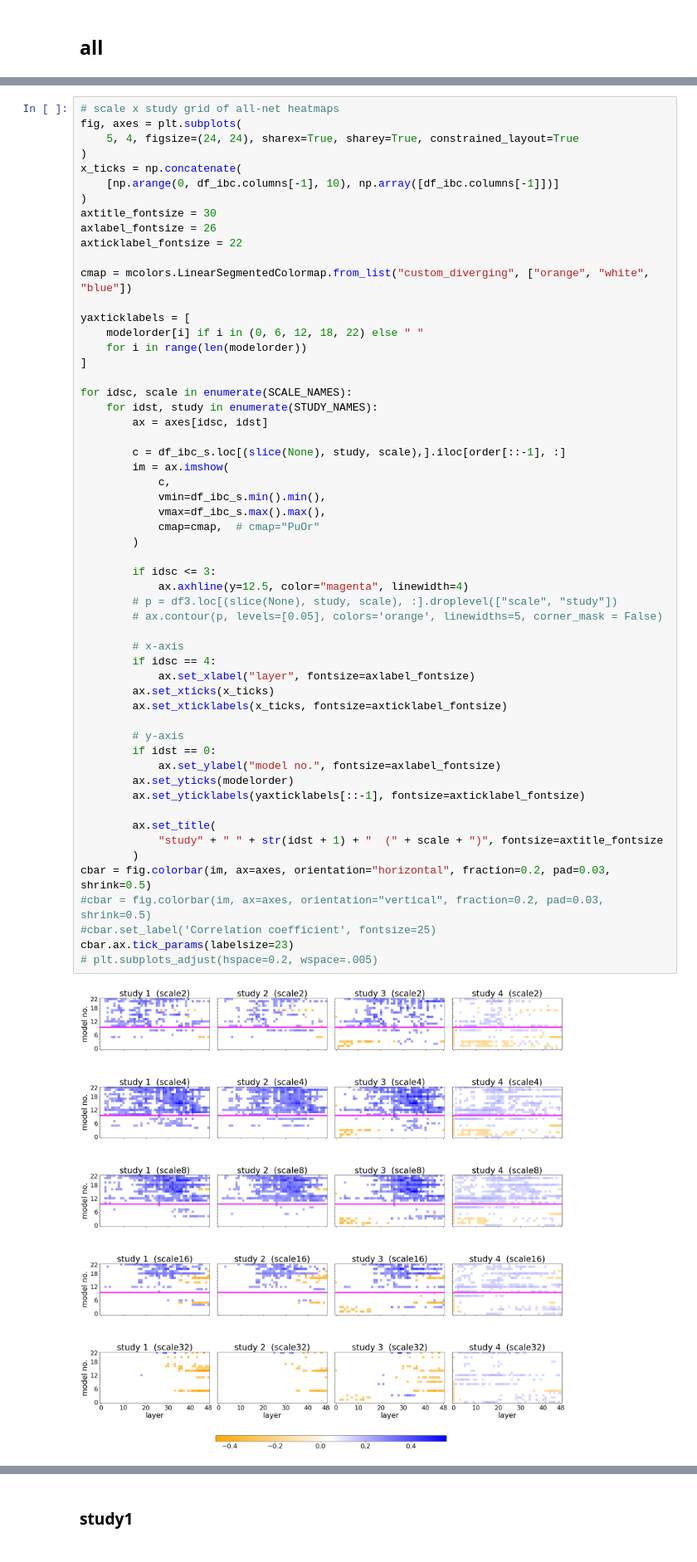
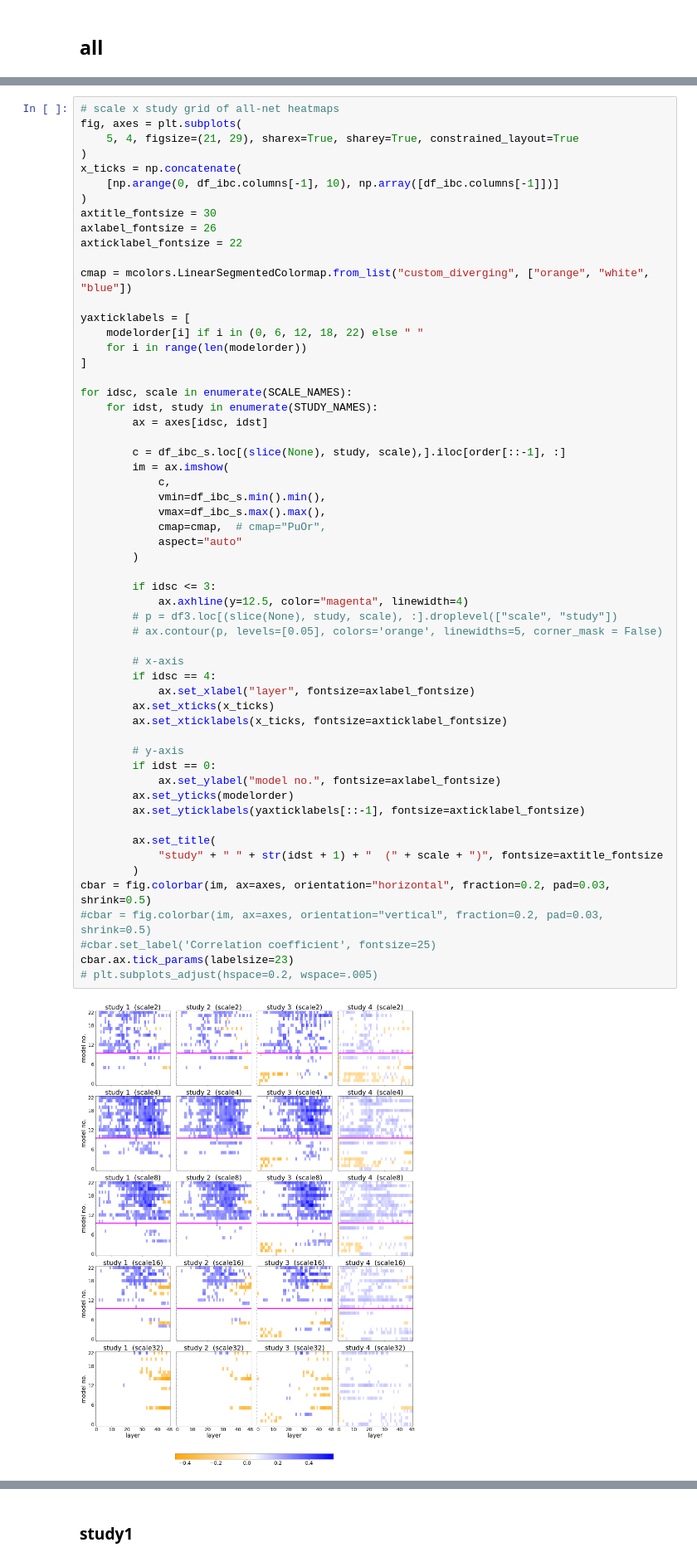
Before and after one commit to toniklenk/analysis-taskonomy, a Jupyter notebook: scripts/ibcorr analysis.ipynb, the cells around one changed output, grey strips where cells are left out. Shown at 83% size. Cells and saved outputs as stored; diff of their text form.

```diff
--- a/scripts/ibcorr analysis.ipynb
+++ b/scripts/ibcorr analysis.ipynb
@@ -344,7 +375,7 @@ modelorder = pd.read_pickle(os.path.join(PATH_RESULTS, "model order.pkl"))
 # %%
 # scale x study grid of all-net heatmaps
 fig, axes = plt.subplots(
-    5, 4, figsize=(24, 24), sharex=True, sharey=True, constrained_layout=True
+    5, 4, figsize=(21, 29), sharex=True, sharey=True, constrained_layout=True
 )
 x_ticks = np.concatenate(
     [np.arange(0, df_ibc.columns[-1], 10), np.array([df_ibc.columns[-1]])]
@@ -369,33 +400,34 @@ for idsc, scale in enumerate(SCALE_NAMES):
             c,
             vmin=df_ibc_s.min().min(),
             vmax=df_ibc_s.max().max(),
-            cmap=cmap,  # cmap="PuOr"
+            cmap=cmap,  # cmap="PuOr",
+            aspect="auto"
         )
 
         if idsc <= 3:
             ax.axhline(y=12.5, color="magenta", linewidth=4)
         # p = df3.loc[(slice(None), study, scale), :].droplevel(["scale", "study"])
         # ax.contour(p, levels=[0.05], colors='orange', linewidths=5, corner_mask = False)
 
         # x-axis
         if idsc == 4:
             ax.set_xlabel("layer", fontsize=axlabel_fontsize)
         ax.set_xticks(x_ticks)
         ax.set_xticklabels(x_ticks, fontsize=axticklabel_fontsize)
 
         # y-axis
         if idst == 0:
             ax.set_ylabel("model no.", fontsize=axlabel_fontsize)
         ax.set_yticks(modelorder)
         ax.set_yticklabels(yaxticklabels[::-1], fontsize=axticklabel_fontsize)
 
         ax.set_title(
             "study" + " " + str(idst + 1) + "  (" + scale + ")", fontsize=axtitle_fontsize
         )
 cbar = fig.colorbar(im, ax=axes, orientation="horizontal", fraction=0.2, pad=0.03, shrink=0.5)
 #cbar = fig.colorbar(im, ax=axes, orientation="vertical", fraction=0.2, pad=0.03, shrink=0.5)
 #cbar.set_label('Correlation coefficient', fontsize=25)
 cbar.ax.tick_params(labelsize=23)
 # plt.subplots_adjust(hspace=0.2, wspace=.005)
 # %% [output]
-[figure, old version]
+[figure, new version]
```
Also changed, not shown: parts of 14 cells of this notebook, 6 other files.
